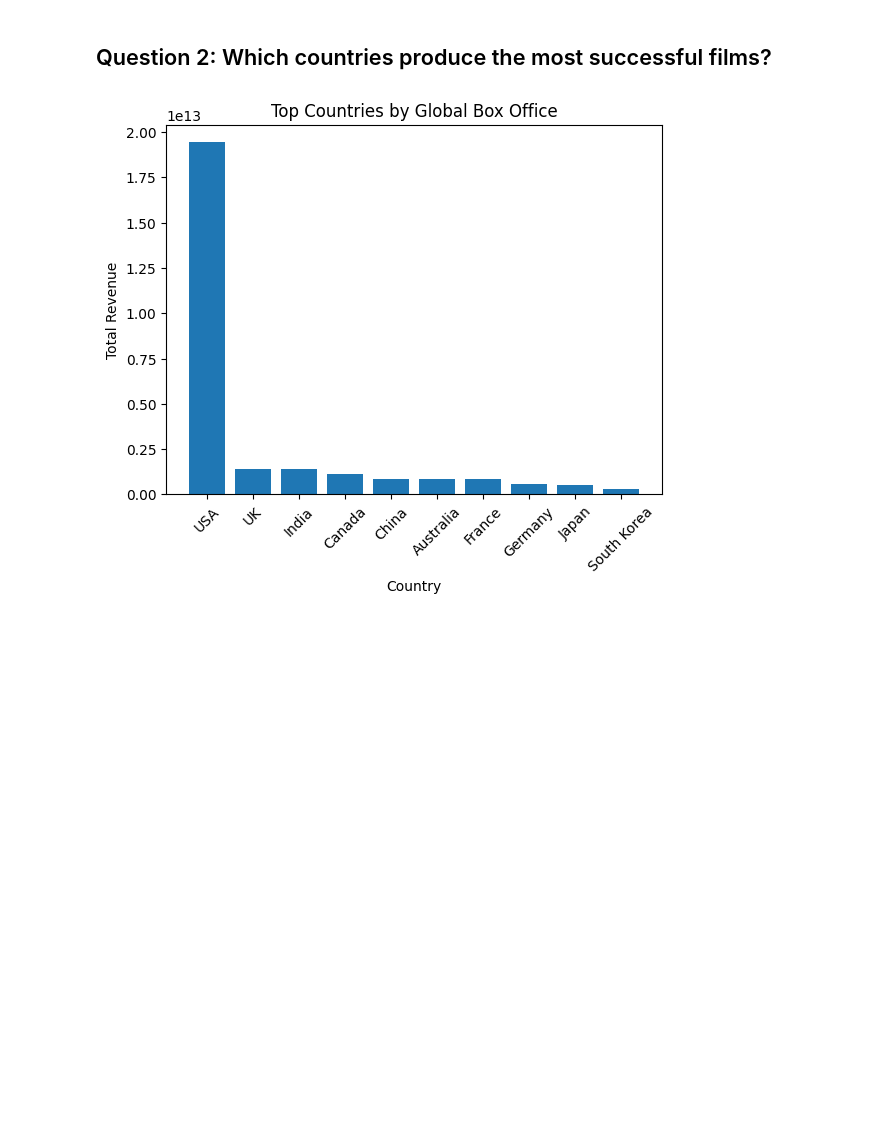
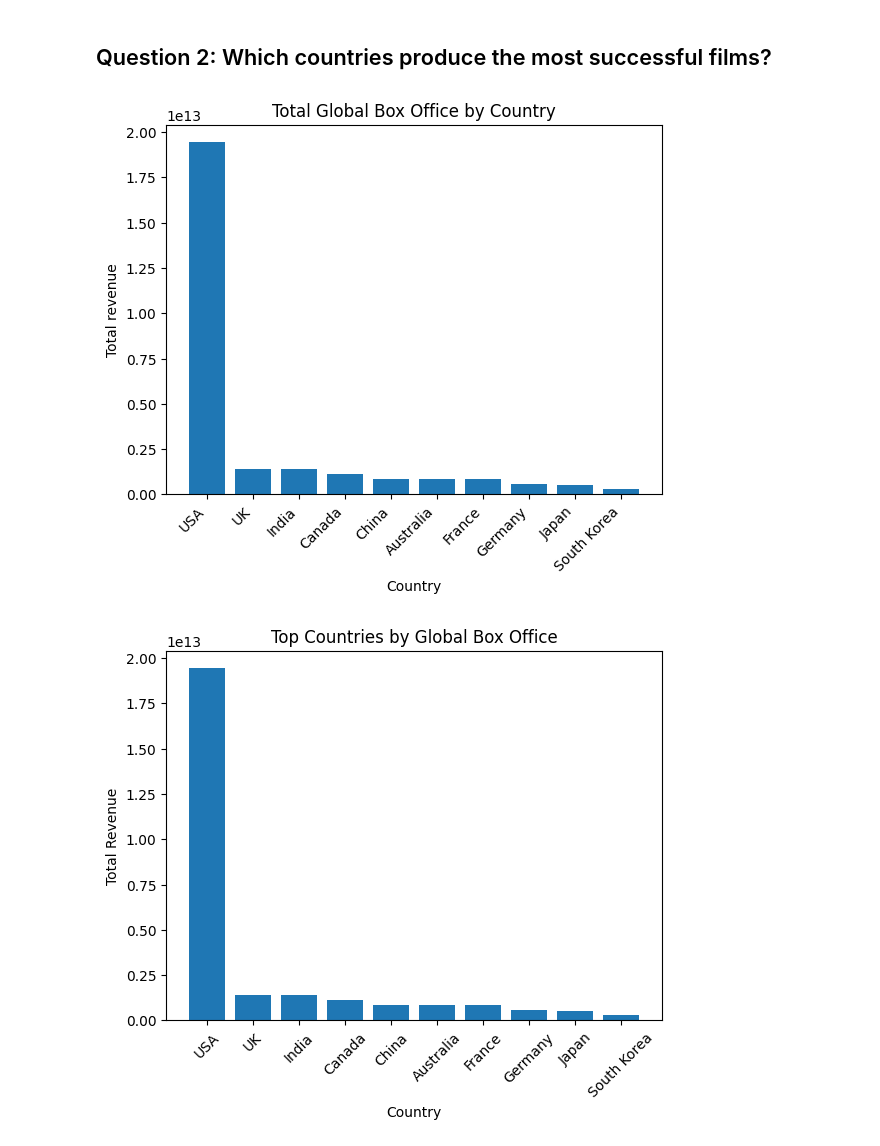
Before and after one commit to pcamarillor/big_data_spring_2026, a Jupyter notebook: spark/notebooks/examples/lecture_12_eda.ipynb, the cells around one changed output. Drawn from its saved outputs; the diff is of its cells as text; code cells hidden in the pictures; blank space fills up the shorter version.

```diff
--- a/spark/notebooks/examples/lecture_12_eda.ipynb
+++ b/spark/notebooks/examples/lecture_12_eda.ipynb
@@ -289,6 +312,22 @@ plt.show()
 [figure]
 # %% [markdown]
 ## Question 2: Which countries produce the most successful films?
+# %%
+sdf = (movies_df.groupBy("Country")
+      .agg(F.sum("Global_BoxOfficeUSD").alias("total_global"))
+      .orderBy(F.col("total_global"), ascending=False))
+
+pdf = sdf.toPandas()
+
+plt.figure()
+plt.bar(pdf["Country"], pdf["total_global"])
+plt.title("Total Global Box Office by Country")
+plt.xlabel("Country")
+plt.ylabel("Total revenue")
+plt.xticks(rotation=45, ha="right")
+plt.show()
+# %% [output]
+[figure, added]
 # %%
 # %% [output]
 [figure]
```
Also changed, not shown: parts of 9 cells of this notebook, 1 other file.
